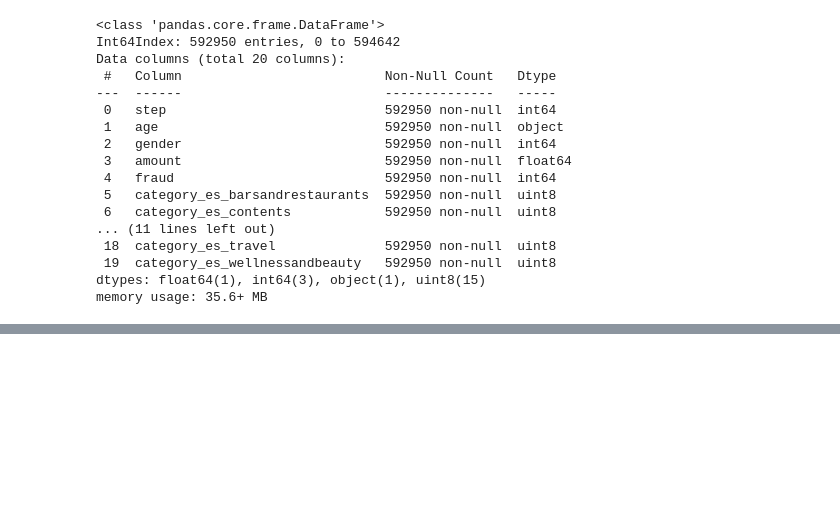
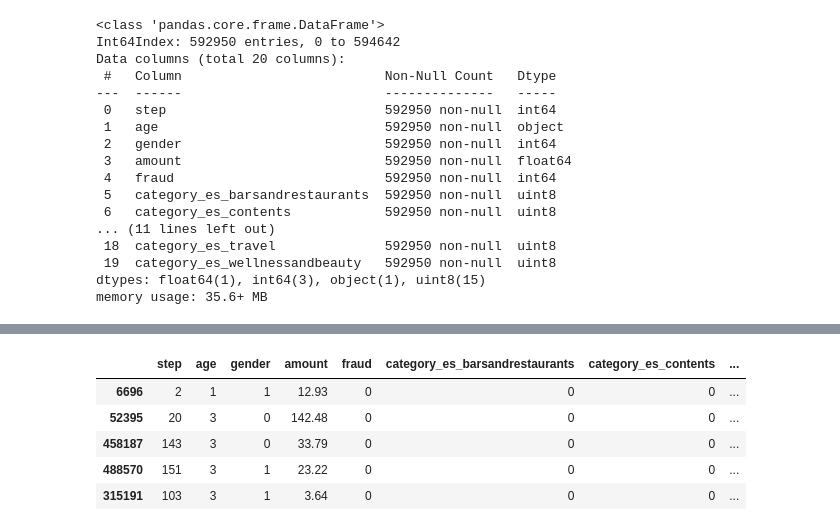
Before and after one commit to hibashir/Fraud-Detection, a Jupyter notebook: FraudDetection.ipynb, the cells around one changed output, grey strips where cells are left out. Cells and saved outputs as stored; diff of their text form; code cells hidden in the pictures; blank space fills up the shorter version.

Commit message:
Add files via upload
edited file by dropping rows to decrease the ratio between fraud and non-fraud data

```diff
--- a/FraudDetection.ipynb
+++ b/FraudDetection.ipynb
@@ -344,0 +374,14 @@ label_df=fraud_df['fraud']
+# %%
+# selecting samples from the non fraud data , to decrease the difference between fraud and non fraud transaction numbers
+# choosing random state to make sure we select the same data everytime
+#we selected 64800/585757 to give the ratio 1:9 (fraud:nonFraud) data
+
+sample_non_fraud=non_fraud_data.sample(frac=(64800/585757),random_state=15)
+sample_non_fraud.head()
+# %% [output]
+|  | step | age | gender | amount | fraud | category_es_barsandrestaurants | category_es_contents | ... |
+| 6696 | 2 | 1 | 1 | 12.93 | 0 | 0 | 0 | ... |
+| 52395 | 20 | 3 | 0 | 142.48 | 0 | 0 | 0 | ... |
+| 458187 | 143 | 3 | 0 | 33.79 | 0 | 0 | 0 | ... |
+| 488570 | 151 | 3 | 1 | 23.22 | 0 | 0 | 0 | ... |
+| 315191 | 103 | 3 | 1 | 3.64 | 0 | 0 | 0 | ... |
```
Also changed, not shown: parts of 15 cells of this notebook.
